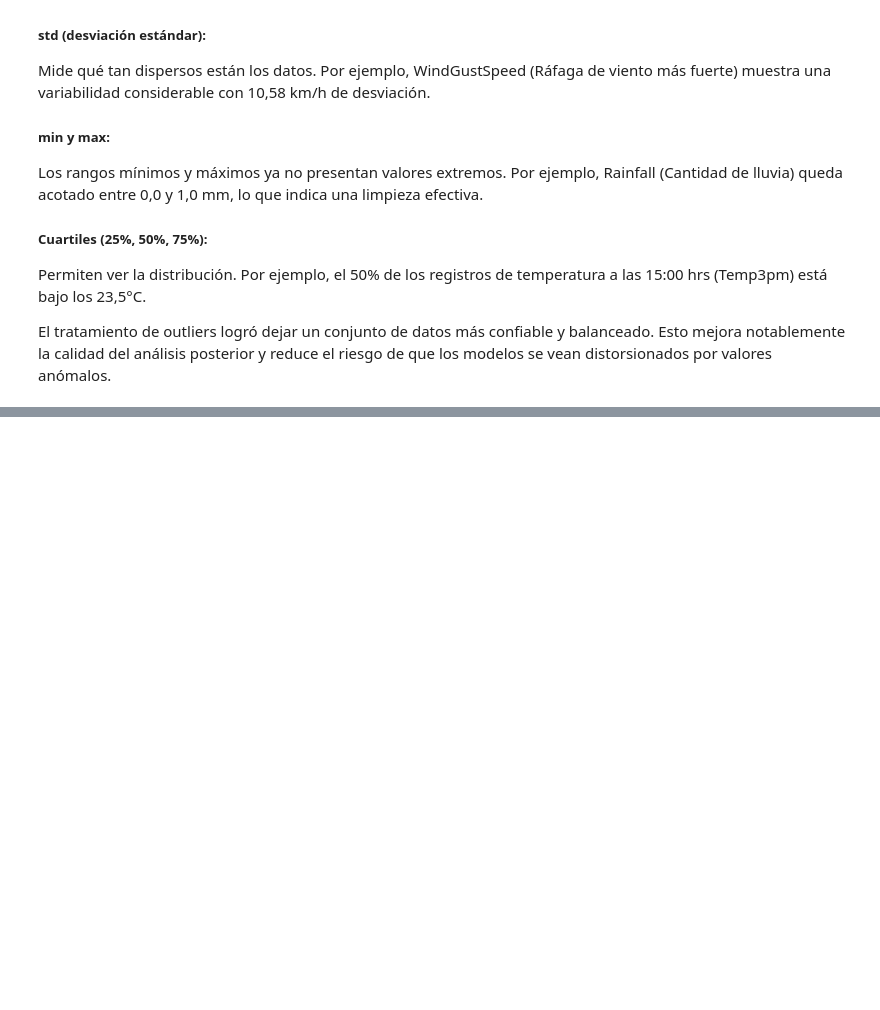
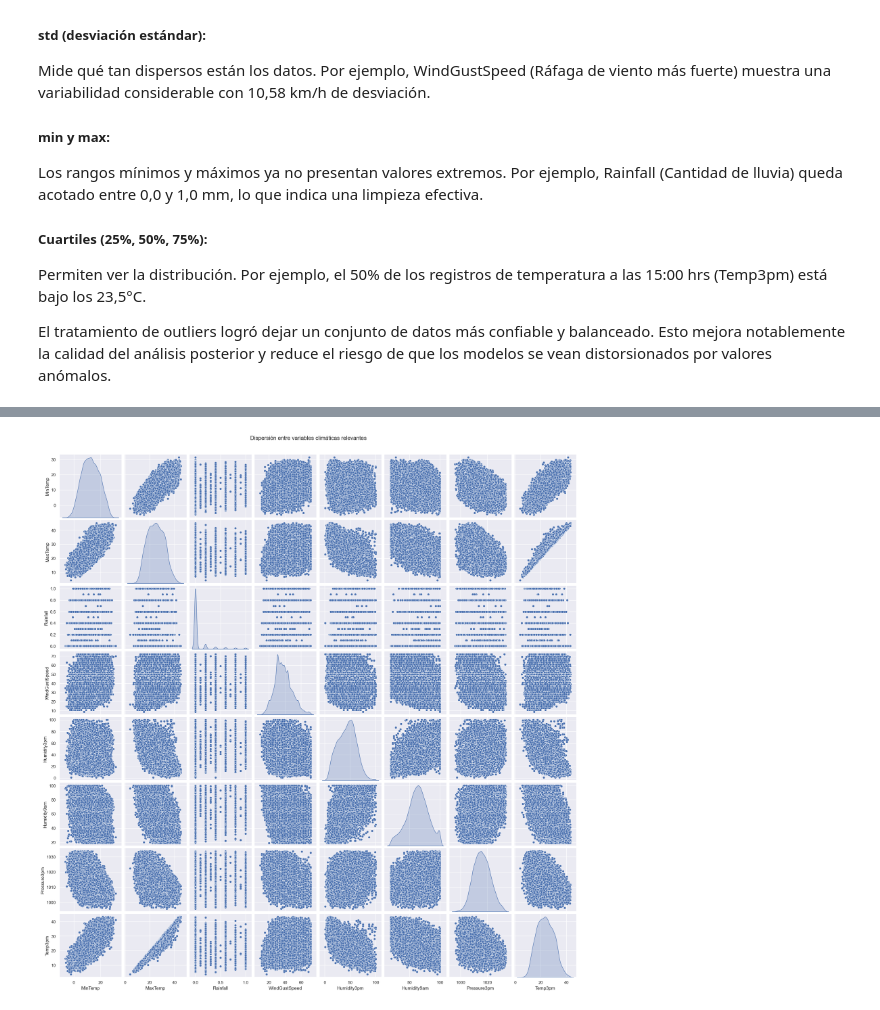
Before and after one commit to Manolowo/MineriadeDatos_Meteorologia, a Jupyter notebook: commonwealth/notebooks/02_data_understanding.ipynb, the cells around one changed output, grey strips where cells are left out. Saved outputs shown, nothing was run; the diff lists cells and outputs as text; code cells hidden in the pictures; blank space fills up the shorter version.

```diff
--- a/commonwealth/notebooks/02_data_understanding.ipynb
+++ b/commonwealth/notebooks/02_data_understanding.ipynb
@@ -442,0 +515,13 @@ El tratamiento de outliers logró dejar un conjunto de datos más confiable y ba
+# %%
+# Solo seleccionamos algunas variables numéricas más relevantes
+columnas_interes = ['MinTemp', 'MaxTemp', 'Rainfall', 'WindGustSpeed',
+                    'Humidity3pm', 'Humidity9am', 'Pressure3pm', 'Temp3pm']
+
+# Verificamos que existan en el DataFrame
+columnas_validas = [col for col in columnas_interes if col in df.columns]
+
+# Creamos el gráfico de dispersión por pares
+sns.pairplot(df[columnas_validas], diag_kind='kde')
+plt.suptitle("Dispersión entre variables climáticas relevantes", y=1.02)
+plt.show()
+# %% [output]
@@ -442,0 +529 @@ El tratamiento de outliers logró dejar un conjunto de datos más confiable y ba
+[figure, added]
```
Also changed, not shown: parts of 11 cells of this notebook, 1 other file.
